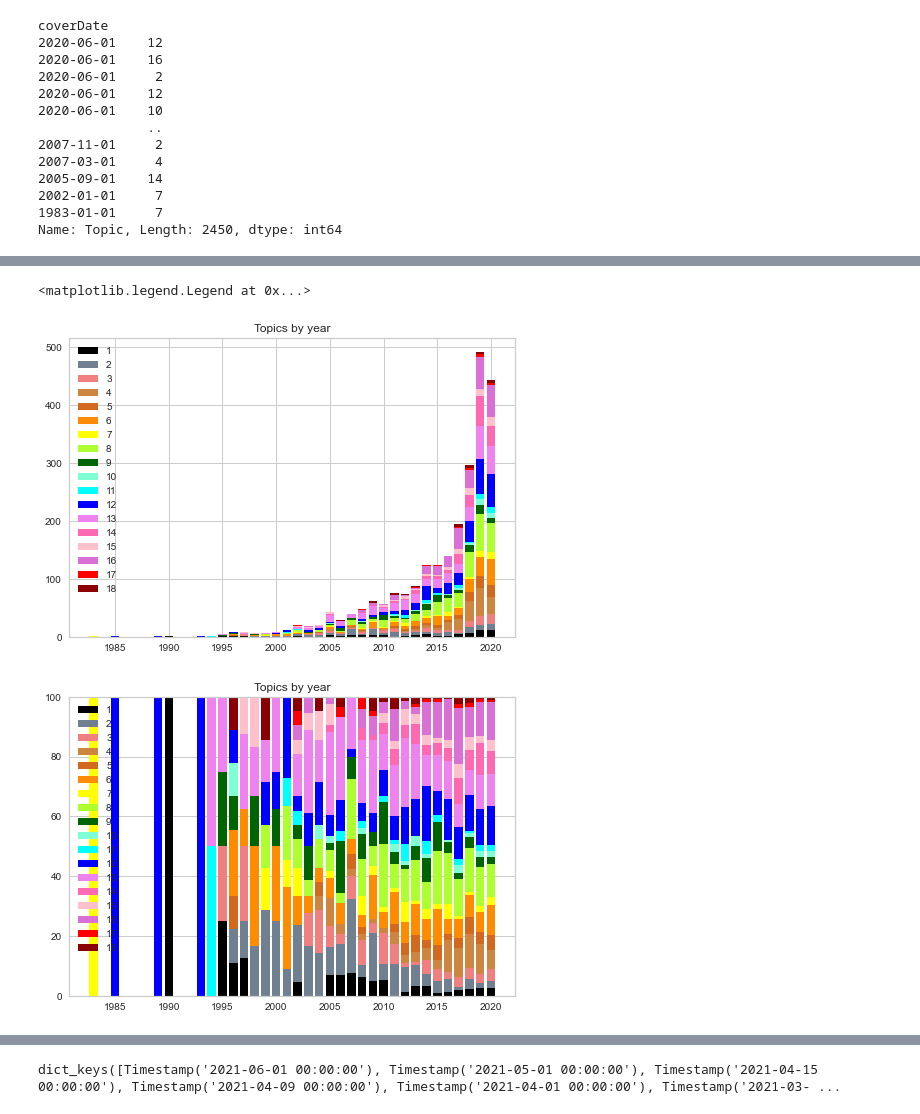
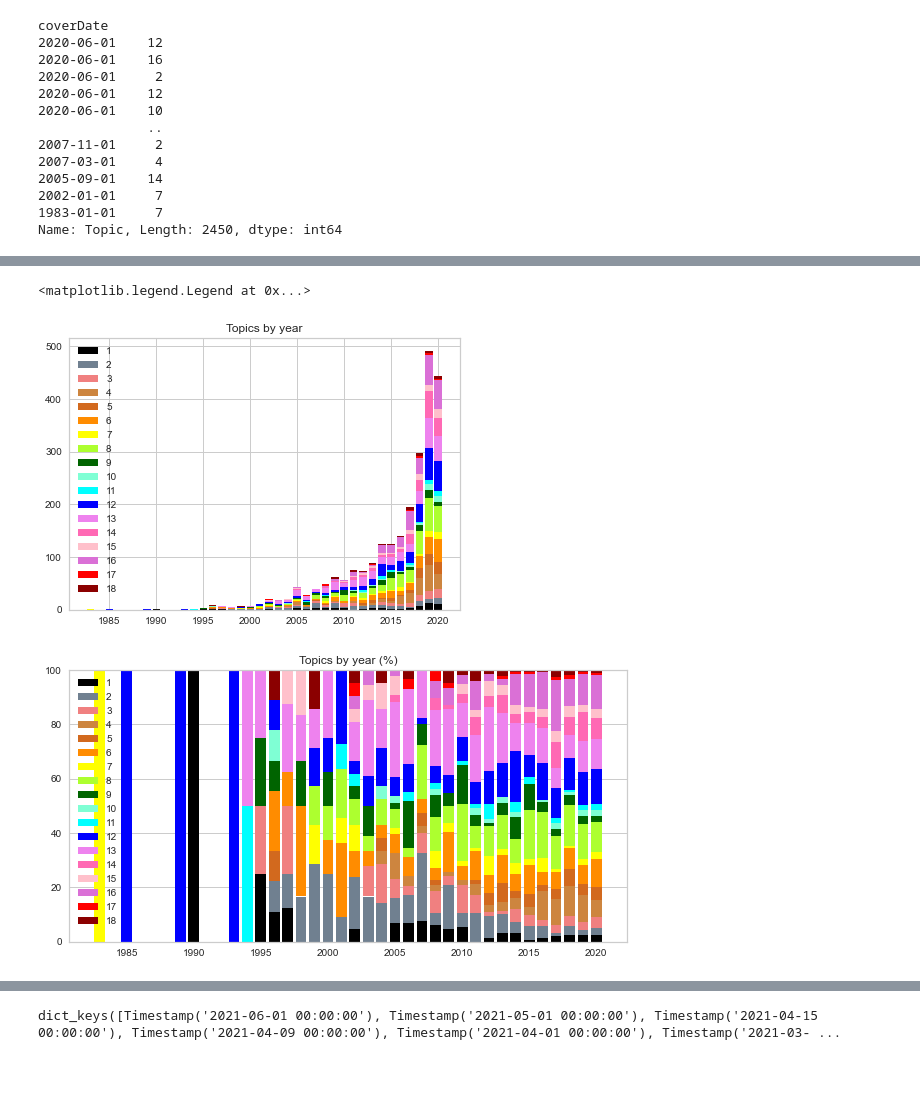
Before and after one commit to khyejin1231/NLP, a Jupyter notebook: lda_mod.ipynb, the cells around one changed output, grey strips where cells are left out. Drawn from its saved outputs; the diff is of its cells as text; code cells hidden in the pictures; blank space fills up the shorter version.

```diff
--- a/lda_mod.ipynb
+++ b/lda_mod.ipynb
@@ -606,16 +582,0 @@ doc_lda = lda_model[corpus]
-# %%
-def compute_coherence_values(corpus, dictionary, k, a, b):
-
-    lda_model = gensim.models.LdaMulticore(corpus=corpus,
-                                           id2word=id2word,
-                                           num_topics=k,
-                                           workers = 7,
-                                           random_state=100,
-                                           chunksize=200,
-                                           passes=2,
-                                           alpha=a,
-                                           eta=b)
-
-    coherence_model_lda = CoherenceModel(model=lda_model, texts=corpus, dictionary=id2word, coherence='c_v')
-
-    return coherence_model_lda.get_coherence()
@@ -626,15 +582,0 @@ print(lda_model.print_topics(20, num_words = 20))
-# %%
-#Converting LDA model output (topic distribution per document) to regression varaibles
-#print(lda_model.print_topics(20, num_words = 15)[:10])
-
-train_vecs = []
-for i in range(len(df)):
-    top_topics = (
-        lda_model.get_document_topics(corpus[i], minimum_probability = 0.0) #we capture the instances where a review is
-        #presented with 0% in some topics, and the representation for each review will add up to 100%
-    )
-
-    topic_vec = [top_topics[i][1] for i in range(num_topics)]
-    train_vecs.append(topic_vec)
-
-print(len(train_vecs))
@@ -1035,38 +844,45 @@ agg_topics_1
 # %%
+
+
 fig, ax = plt.subplots()
 
+
+fig.set_figwidth(7)
+fig.set_figheight(5)
 colors = ['black', 'slategray', 'lightcoral','peru','chocolate','darkorange',
           'yellow','greenyellow','darkgreen','aquamarine','cyan',
          'blue', 'violet','hotpink','pink','orchid','red','darkred']
 bottom = np.zeros(len(agg_topics))
 
 for i, col in enumerate(agg_topics.columns):
   ax.bar(agg_topics.index, agg_topics[col], bottom=bottom, label=col,
          color=colors[i])
   bottom += np.array(agg_topics[col])
 
 ax.set_title('Topics by year')
 ax.legend()
 
 
 fig, ax = plt.subplots()
+fig.set_figwidth(10)
+fig.set_figheight(5)
 
 colors = ['black', 'slategray', 'lightcoral','peru','chocolate','darkorange',
           'yellow','greenyellow','darkgreen','aquamarine','cyan',
          'blue', 'violet','hotpink','pink','orchid','red','darkred']
 bottom = np.zeros(len(agg_topics_1))
 
 for i, col in enumerate(agg_topics_1.columns):
   ax.bar(agg_topics_1.index, agg_topics_1[col], bottom=bottom, label=col,
          color=colors[i])
   bottom += np.array(agg_topics_1[col])
 
-ax.set_title('Topics by year')
+ax.set_title('Topics by year (%)')
 ax.legend()
 # %% [output]
 <matplotlib.legend.Legend at 0x...>
-[figure, old version]
+[figure, new version]
-[figure, old version]
+[figure, new version]
 # %%
 import pyLDAvis.gensim_models
 import pickle
```
Also changed, not shown: parts of 34 cells of this notebook.
